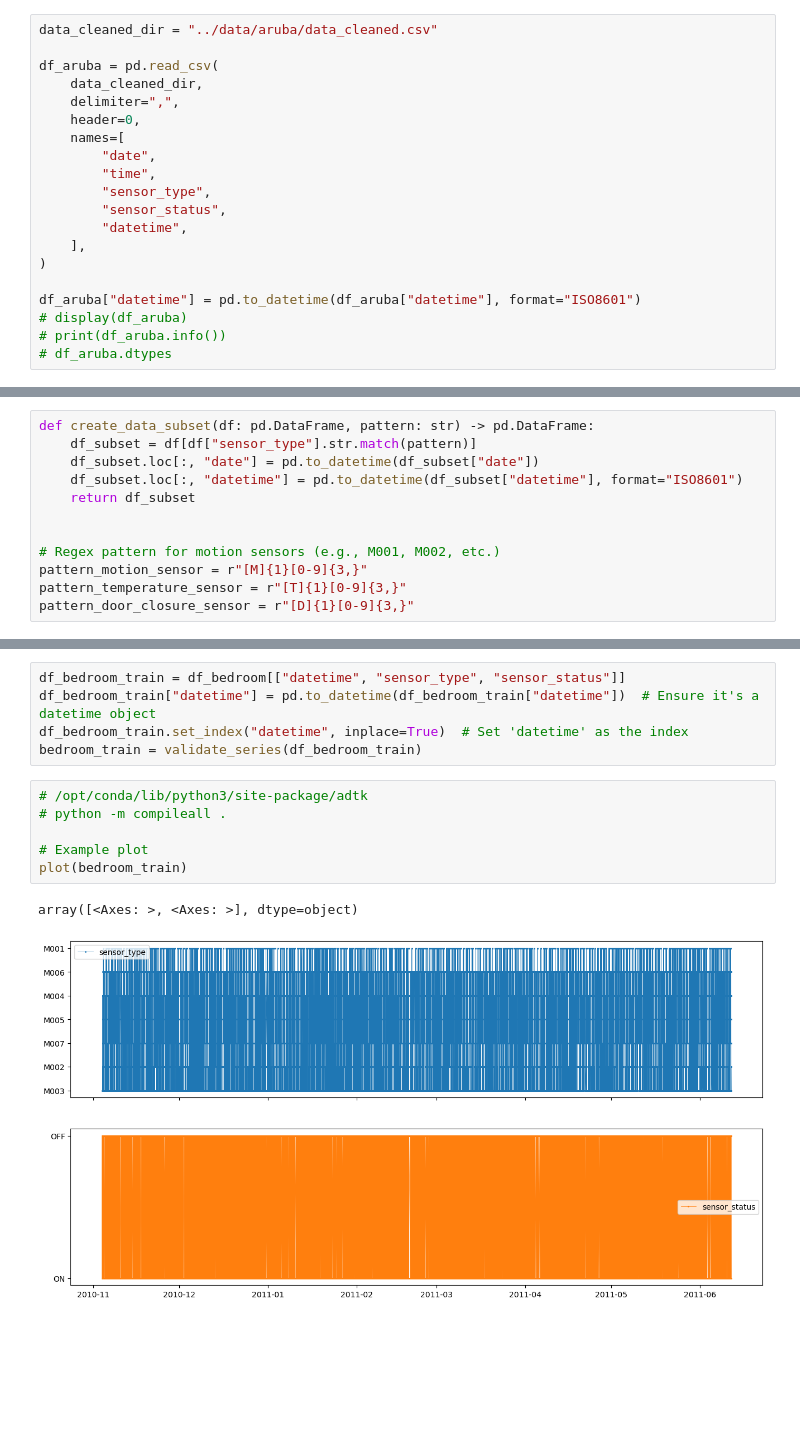
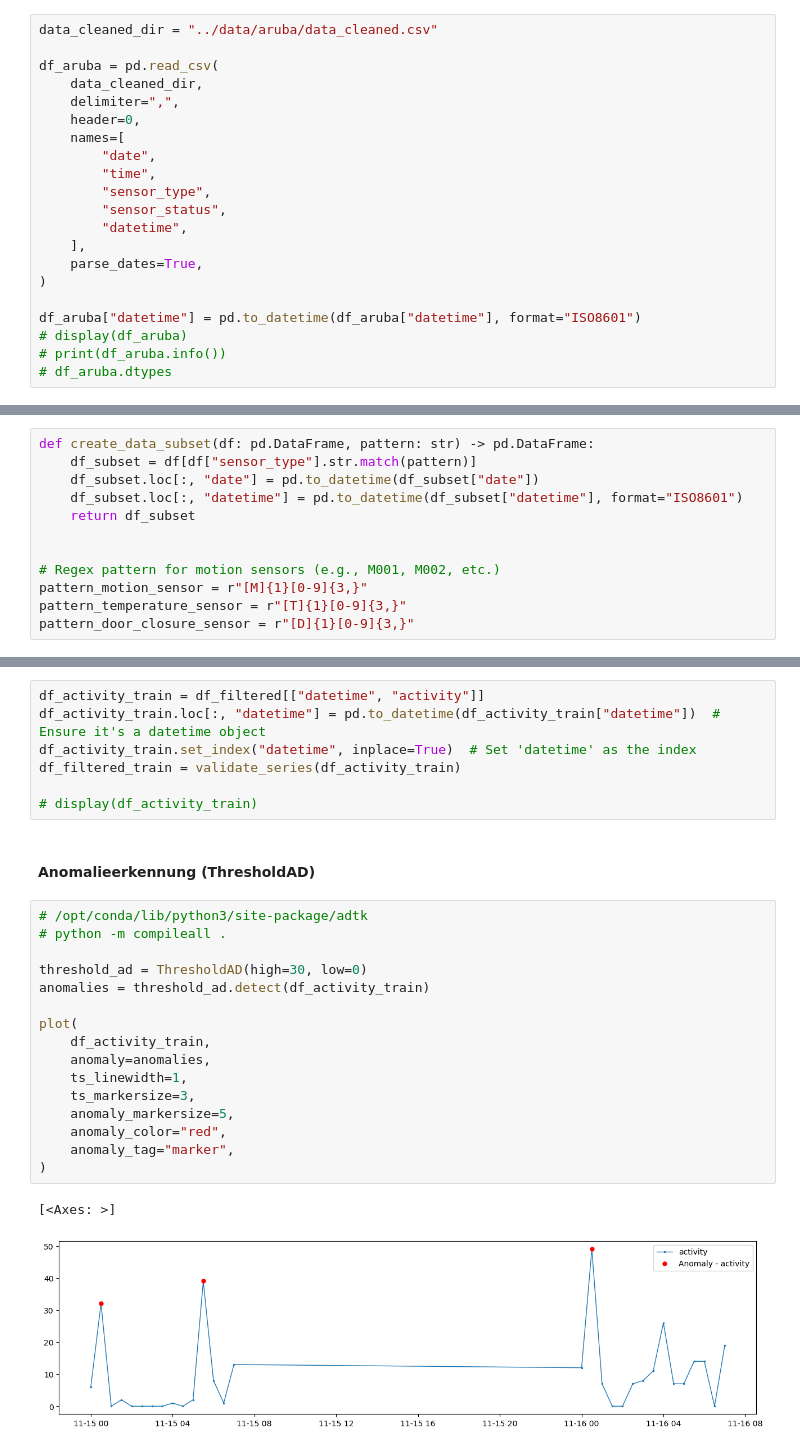
Before and after one commit to ddening/ambient-assisted-living, a Jupyter notebook: src/aruba_anomaly_detection.ipynb, the cells around one changed output, grey strips where cells are left out. Cells and saved outputs as stored; diff of their text form; blank space fills up the shorter version.

```diff
--- a/src/aruba_anomaly_detection.ipynb
+++ b/src/aruba_anomaly_detection.ipynb
@@ -32,6 +31,7 @@ df_aruba = pd.read_csv(
         "sensor_status",
         "datetime",
     ],
+    parse_dates=True,
 )
 
 df_aruba["datetime"] = pd.to_datetime(df_aruba["datetime"], format="ISO8601")
@@ -74,14 +284,28 @@ df_bedroom = df_motion_sensor.loc[df_motion_sensor["sensor_type"].isin(filter_se
 # %%
-df_bedroom_train = df_bedroom[["datetime", "sensor_type", "sensor_status"]]
-df_bedroom_train["datetime"] = pd.to_datetime(df_bedroom_train["datetime"])  # Ensure it's a datetime object
-df_bedroom_train.set_index("datetime", inplace=True)  # Set 'datetime' as the index
-bedroom_train = validate_series(df_bedroom_train)
+df_activity_train = df_filtered[["datetime", "activity"]]
+df_activity_train.loc[:, "datetime"] = pd.to_datetime(df_activity_train["datetime"])  # Ensure it's a datetime object
+df_activity_train.set_index("datetime", inplace=True)  # Set 'datetime' as the index
+df_filtered_train = validate_series(df_activity_train)
+
+# display(df_activity_train)
+# %% [markdown]
+#### Anomalieerkennung (ThresholdAD)
 # %%
 # /opt/conda/lib/python3/site-package/adtk
 # python -m compileall .
 
-# Example plot
-plot(bedroom_train)
+threshold_ad = ThresholdAD(high=30, low=0)
+anomalies = threshold_ad.detect(df_activity_train)
+
+plot(
+    df_activity_train,
+    anomaly=anomalies,
+    ts_linewidth=1,
+    ts_markersize=3,
+    anomaly_markersize=5,
+    anomaly_color="red",
+    anomaly_tag="marker",
+)
 # %% [output]
-array([<Axes: >, <Axes: >], dtype=object)
+[<Axes: >]
-[figure, old version]
+[figure, new version]
```
Also changed, not shown: parts of 19 cells of this notebook.
